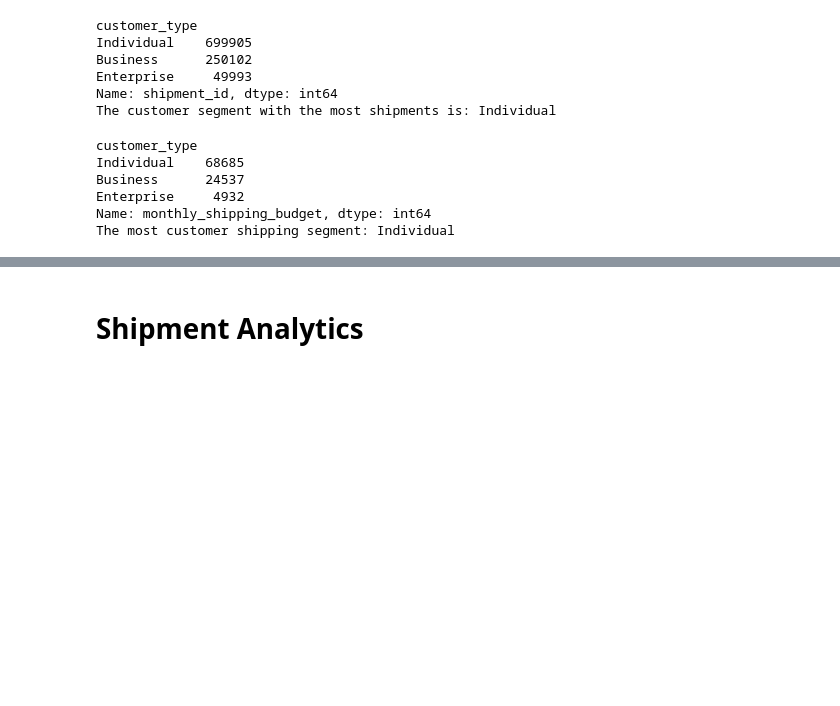
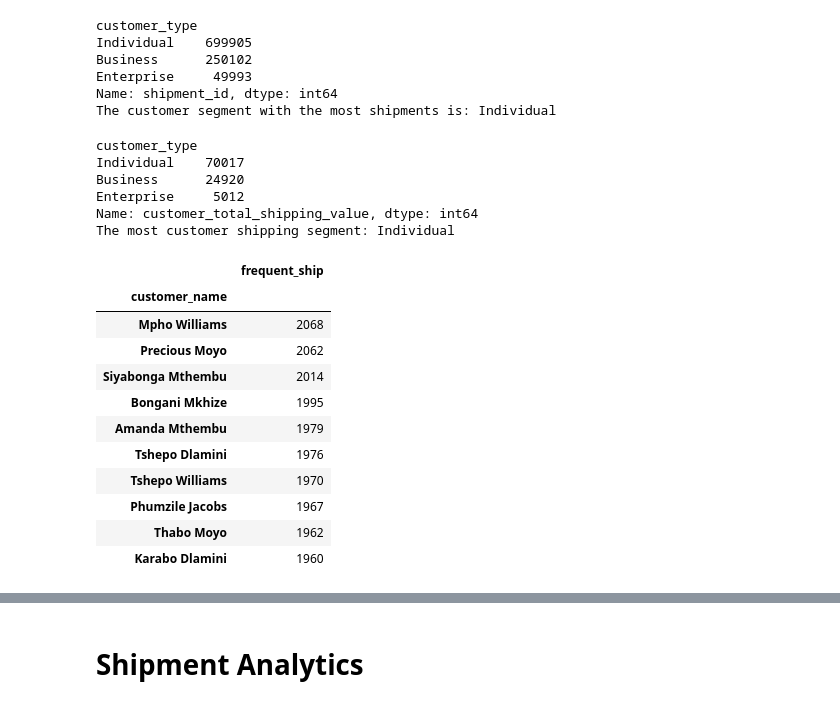
Before and after one commit to jilyanga2/Logistics-And-Delivery-Intelligence, a Jupyter notebook: feature-engineering.ipynb, the cells around one changed output, grey strips where cells are left out. Drawn from its saved outputs; the diff is of its cells as text; code cells hidden in the pictures; blank space fills up the shorter version.

```diff
--- a/feature-engineering.ipynb
+++ b/feature-engineering.ipynb
@@ -705,17 +735,30 @@ The customer segment with the most shipments is: Individual
 # %%
 #4. Which customer segment generate the highest shipping value?
-shipping_value = (customers_cleaned.groupby('customer_type')['monthly_shipping_budget'].nunique().sort_values(ascending=False))
+shipping_value = (all3merged.groupby('customer_type')['customer_total_shipping_value'].nunique().sort_values(ascending=False))
 print(shipping_value)
 print("The most customer shipping segment:", shipping_value.idxmax())
 # %% [output]
 customer_type
-Individual    68685
-Business      24537
-Enterprise     4932
-Name: monthly_shipping_budget, dtype: int64
+Individual    70017
+Business      24920
+Enterprise     5012
+Name: customer_total_shipping_value, dtype: int64
 The most customer shipping segment: Individual
 # %%
 #5. Which customer have the highest shipment frequency?
-frequent_ship = customers_cleaned.groupby("customer_name").agg(frequent_ship=("customer_name","count"))
+frequent_ship = all3merged.groupby("customer_name").agg(frequent_ship=("shipment_id","count"))
 frequent_ship.reset_index()
 frequent_ship.sort_values(by='frequent_ship', ascending=False).head(10)
+# %% [output]
+|  | frequent_ship |
+| customer_name |  |
+| Mpho Williams | 2068 |
+| Precious Moyo | 2062 |
+| Siyabonga Mthembu | 2014 |
+| Bongani Mkhize | 1995 |
+| Amanda Mthembu | 1979 |
+| Tshepo Dlamini | 1976 |
+| Tshepo Williams | 1970 |
+| Phumzile Jacobs | 1967 |
+| Thabo Moyo | 1962 |
+| Karabo Dlamini | 1960 |
```
Also changed, not shown: parts of 6 cells of this notebook.
